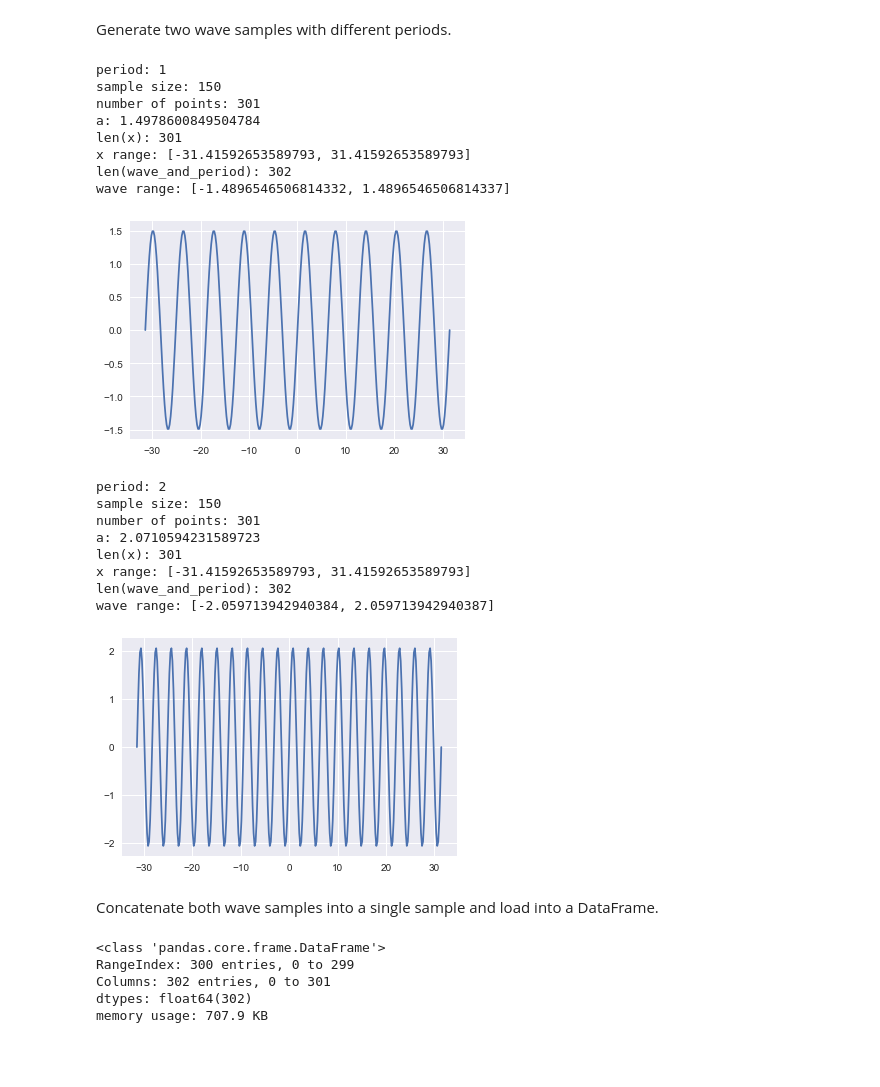
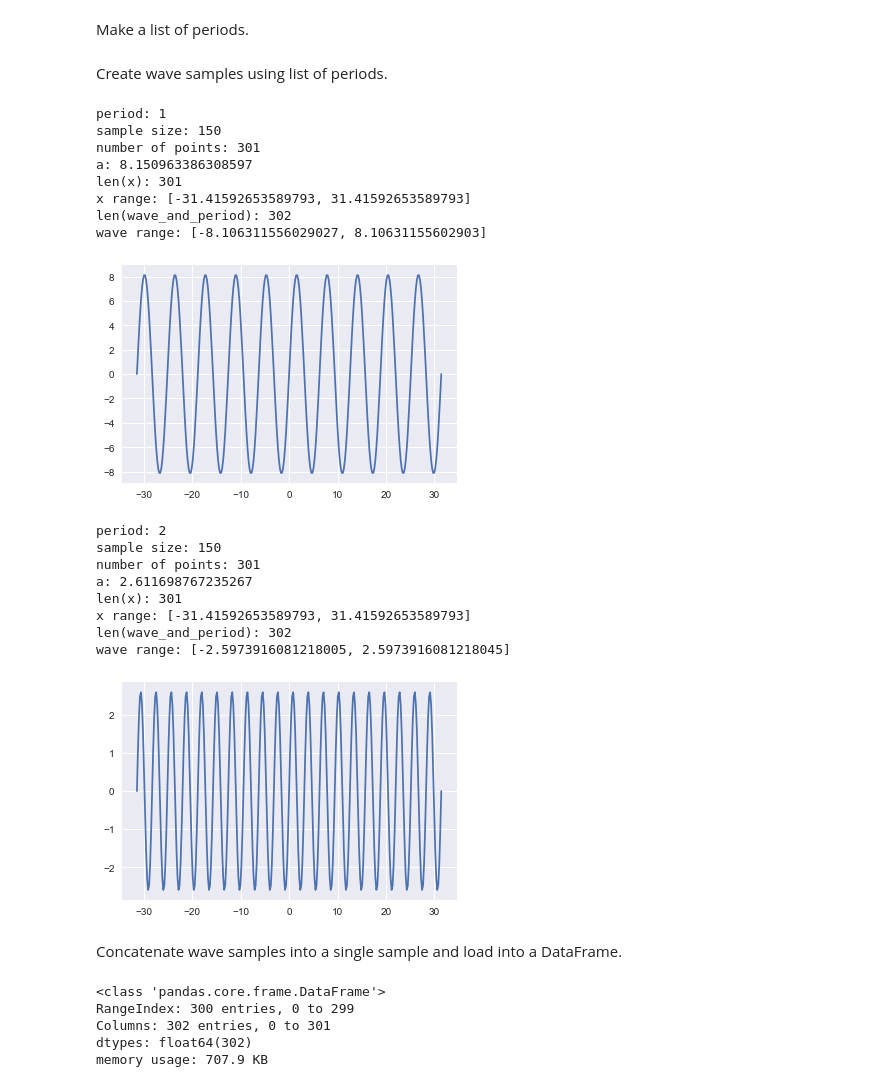
Before and after one commit to dmclark53/SimpleTF, a Jupyter notebook: Wave Period Classifier.ipynb, the cells around one changed output. Drawn from its saved outputs; the diff is of its cells as text; code cells hidden in the pictures; blank space fills up the shorter version.

Commit message:
wave samples created using list of periods

```diff
--- a/Wave Period Classifier.ipynb
+++ b/Wave Period Classifier.ipynb
@@ -58,32 +58,36 @@ def create_wave_sample(sample_size, num_points, period, print_stats=False):
         count += 1
 
     return np.array(wave_list)
-# %% [markdown]
-Generate two wave samples with different periods.
+# %% [markdown]
+Make a list of periods.
+# %%
+periods = [1, 2]
+# %% [markdown]
+Create wave samples using list of periods.
 # %%
-waves_1 = create_wave_sample(150, 301, 1, print_stats=True)
+samples_list = []
+for i in periods:
+    waves = create_wave_sample(150, 301, i, print_stats=True)
+    samples_list.append(waves)
 # %% [output]
 period: 1
 sample size: 150
 number of points: 301
-a: 1.4978600849504784
+a: 8.150963386308597
 len(x): 301
 x range: [-31.41592653589793, 31.41592653589793]
 len(wave_and_period): 302
-wave range: [-1.4896546506814332, 1.4896546506814337]
+wave range: [-8.106311556029027, 8.10631155602903]
-[figure, old version]
+[figure, new version]
+period: 2
+sample size: 150
+number of points: 301
+a: 2.611698767235267
+len(x): 301
+x range: [-31.41592653589793, 31.41592653589793]
+len(wave_and_period): 302
+wave range: [-2.5973916081218005, 2.5973916081218045]
+[figure, added]
-# %%
-waves_2 = create_wave_sample(150, 301, 2, print_stats=True)
-# %% [output]
-period: 2
-sample size: 150
-number of points: 301
-a: 2.0710594231589723
-len(x): 301
-x range: [-31.41592653589793, 31.41592653589793]
-len(wave_and_period): 302
-wave range: [-2.059713942940384, 2.059713942940387]
-[figure, removed]
 # %% [markdown]
-Concatenate both wave samples into a single sample and load into a DataFrame.
+Concatenate wave samples into a single sample and load into a DataFrame.
 # %%
```
Also changed, not shown: parts of 5 cells of this notebook.
